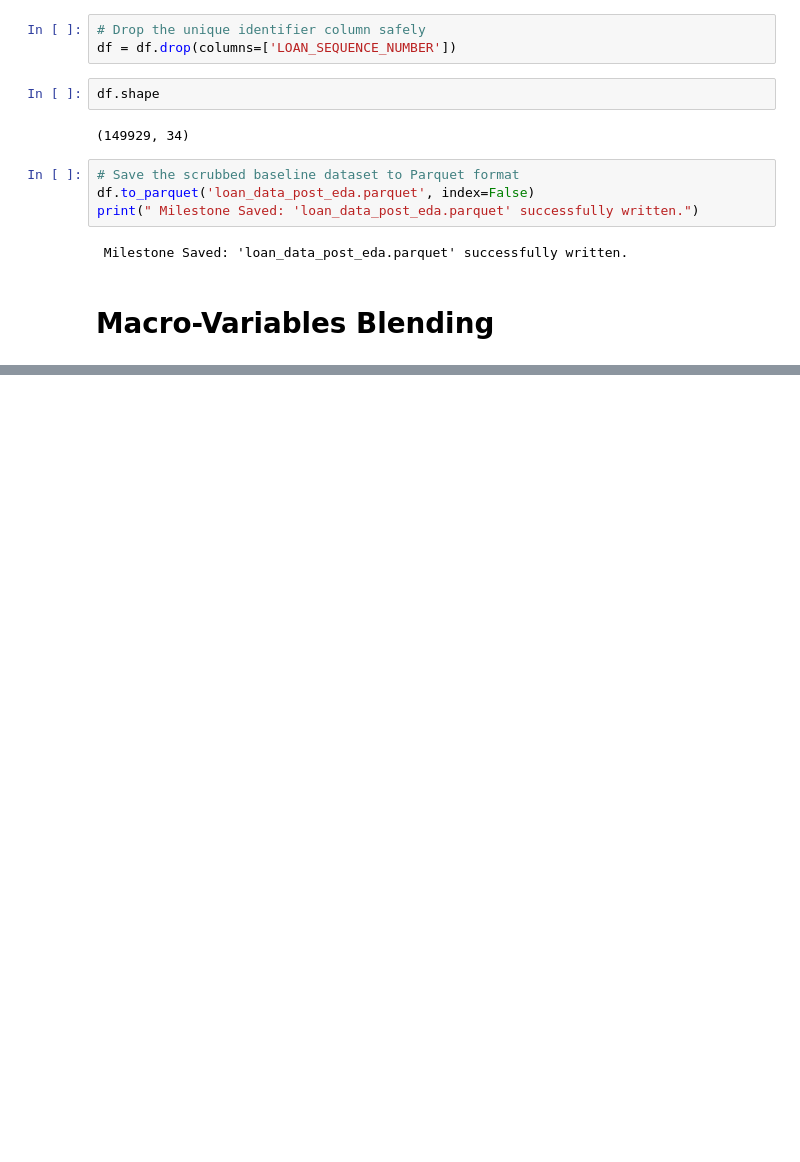
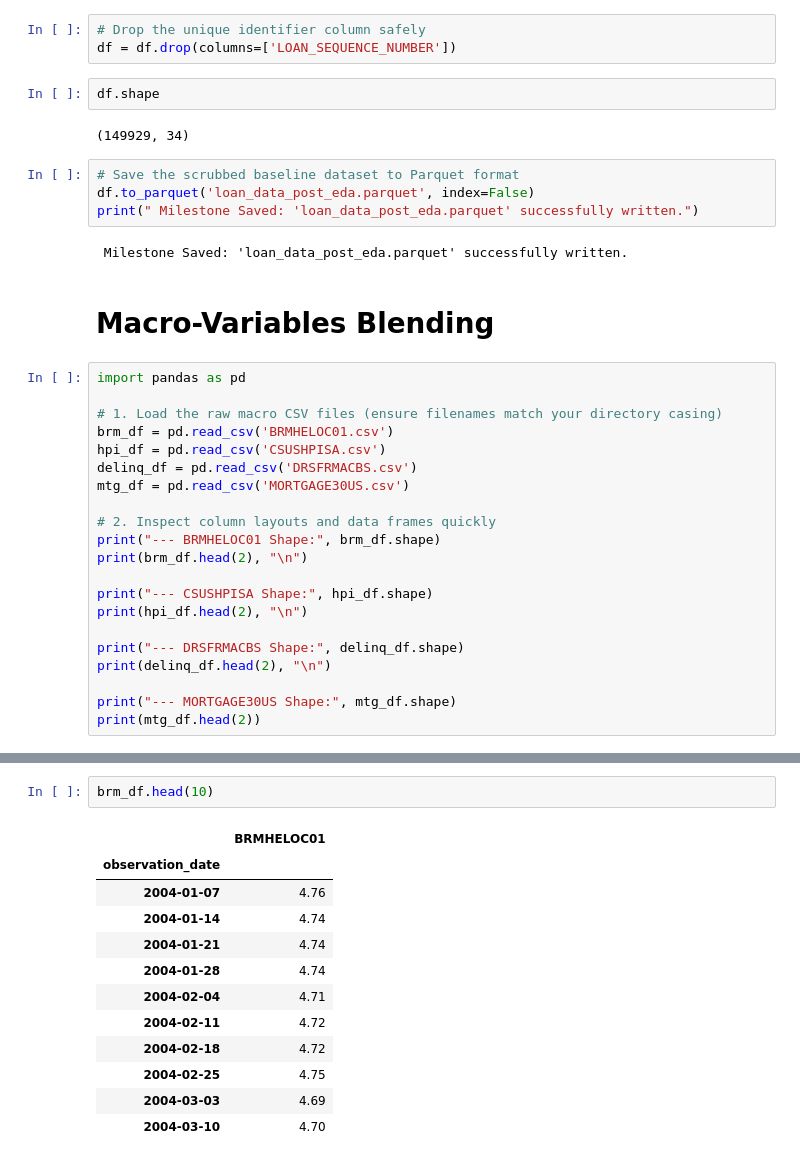
Before and after one commit to Gautam0211/Credit-Risk-Stress-Testing-Under-Macro-Conditions-of-2008-Global-Recession, a Jupyter notebook: Notebooks/EDA and Data Preprocessing.ipynb, the cells around one changed output, grey strips where cells are left out. Saved outputs shown, nothing was run; the diff lists cells and outputs as text; blank space fills up the shorter version.

```diff
--- a/Notebooks/EDA and Data Preprocessing.ipynb
+++ b/Notebooks/EDA and Data Preprocessing.ipynb
@@ -1118,3 +1118,24 @@ print(" Milestone Saved: 'loan_data_post_eda.parquet' successfully written.")
  Milestone Saved: 'loan_data_post_eda.parquet' successfully written.
 # %% [markdown]
 # Macro-Variables Blending
+# %%
+import pandas as pd
+
+# 1. Load the raw macro CSV files (ensure filenames match your directory casing)
+brm_df = pd.read_csv('BRMHELOC01.csv')
+hpi_df = pd.read_csv('CSUSHPISA.csv')
+delinq_df = pd.read_csv('DRSFRMACBS.csv')
+mtg_df = pd.read_csv('MORTGAGE30US.csv')
+
+# 2. Inspect column layouts and data frames quickly
+print("--- BRMHELOC01 Shape:", brm_df.shape)
+print(brm_df.head(2), "\n")
+
+print("--- CSUSHPISA Shape:", hpi_df.shape)
+print(hpi_df.head(2), "\n")
+
+print("--- DRSFRMACBS Shape:", delinq_df.shape)
+print(delinq_df.head(2), "\n")
+
+print("--- MORTGAGE30US Shape:", mtg_df.shape)
+print(mtg_df.head(2))
@@ -1120,0 +1255,15 @@ print(" Milestone Saved: 'loan_data_post_eda.parquet' successfully written.")
+# %%
+brm_df.head(10)
+# %% [output]
+|  | BRMHELOC01 |
+| observation_date |  |
+| 2004-01-07 | 4.76 |
+| 2004-01-14 | 4.74 |
+| 2004-01-21 | 4.74 |
+| 2004-01-28 | 4.74 |
+| 2004-02-04 | 4.71 |
+| 2004-02-11 | 4.72 |
+| 2004-02-18 | 4.72 |
+| 2004-02-25 | 4.75 |
+| 2004-03-03 | 4.69 |
+| 2004-03-10 | 4.70 |
```
Also changed, not shown: parts of 26 cells of this notebook.
